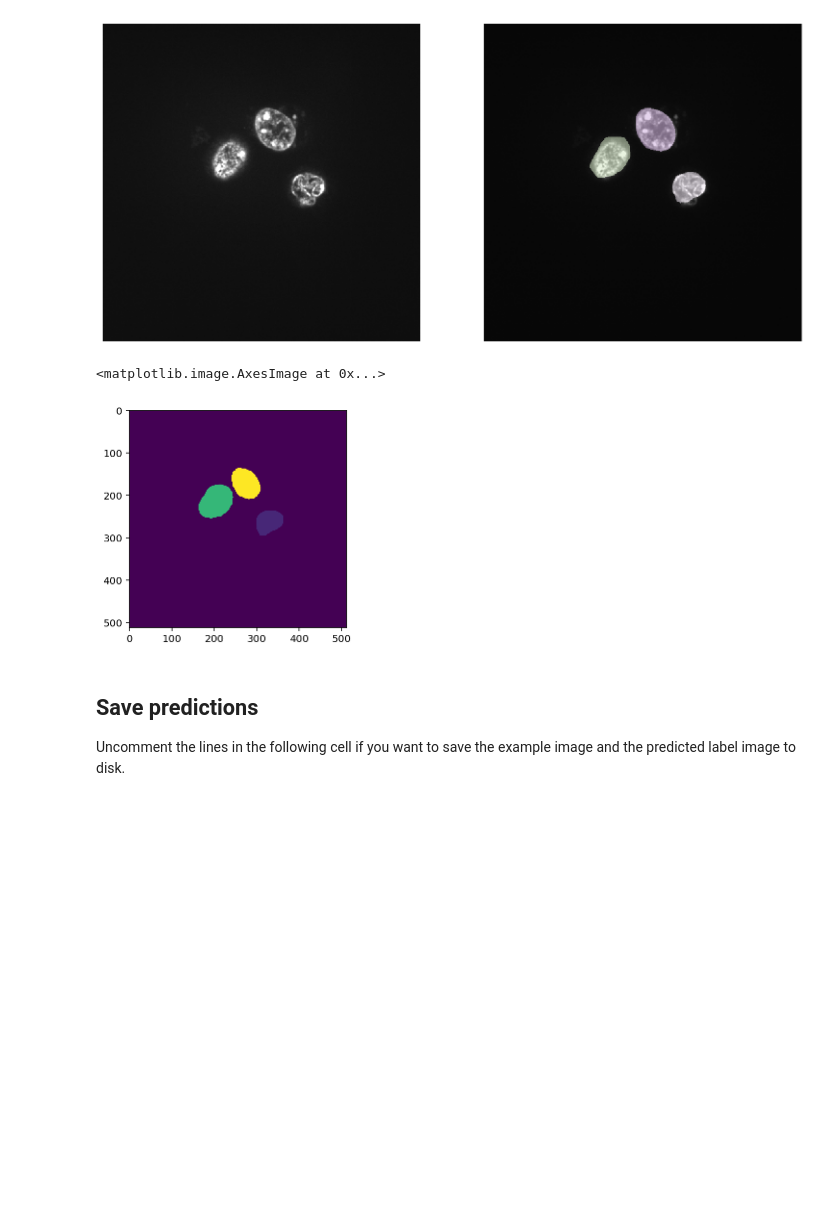
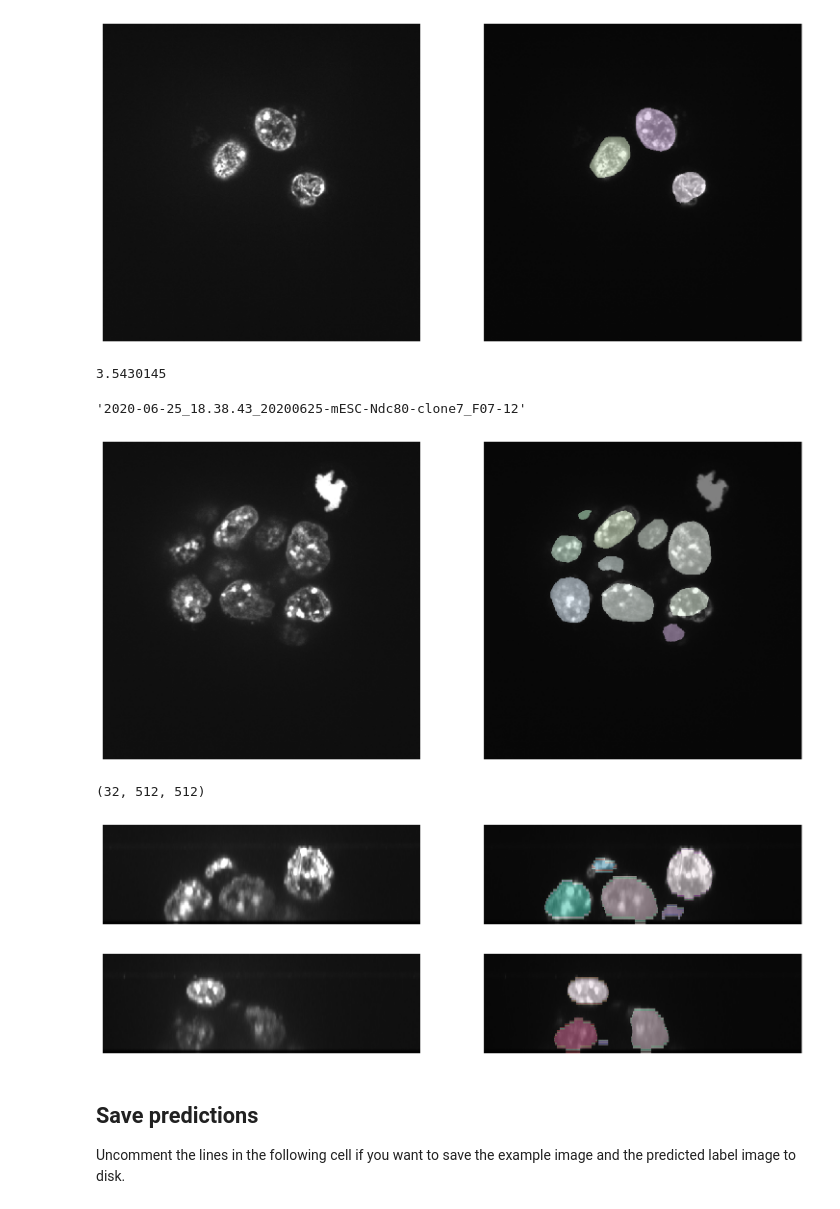
Before and after one commit to AEttinger/embl-dl-2022, a Jupyter notebook: prediction-new_data.ipynb, the cells around one changed output. Drawn from its saved outputs; the diff is of its cells as text; code cells hidden in the pictures; blank space fills up the shorter version.

Commit message:
add projections

```diff
--- a/prediction-new_data.ipynb
+++ b/prediction-new_data.ipynb
@@ -197,11 +199,48 @@ ax[1].axis('off')
 # %% [output]
 (-0.5, 511.5, 511.5, -0.5)
 [figure]
-# %%
-plt.imshow(labels[12])
-# %% [output]
-<matplotlib.image.AxesImage at 0x...>
-[figure, removed]
+# %%
+np.max(img_n)
+# %% [output]
+3.5430145
+# %%
+fname
+# %% [output]
+'2020-06-25_18.38.43_20200625-mESC-Ndc80-clone7_F07-12'
+# %%
+fig, ax = plt.subplots(1,2,figsize=(13,10))
+ax[0].imshow(np.amax(img_n[20:23,:,:],axis=0), clim=(0,1), cmap='gray')
+ax[0].axis('off')
+ax[1].imshow(np.amax(img_n[20:23,:,:],axis=0), clim=(0,1), cmap='gray')
+ax[1].imshow(np.amax(labels[20:23,:,:],axis=0), cmap=lbl_cmap, alpha=0.5)
+ax[1].axis('off')
+plt.savefig(os.path.join(output_ex_dir, fname+'-projection-XY.png'))
+# %% [output]
+[figure, added]
+# %%
+img_n.shape
+# %% [output]
+(32, 512, 512)
+# %%
+fig, ax = plt.subplots(1,2,figsize=(13,10))
+ax[0].imshow(resize(np.amax(img_n[:,250:260,:],axis=1), output_shape=(160,512)), clim=(0,1), cmap='gray')
+ax[0].axis('off')
+ax[1].imshow(resize(np.amax(img_n[:,250:260,:],axis=1), output_shape=(160,512)), clim=(0,1), cmap='gray')
+ax[1].imshow(resize(np.amax(labels[:,250:260,:],axis=1), output_shape=(160,512), anti_aliasing=False), cmap=lbl_cmap, alpha=0.5)
+ax[1].axis('off')
+plt.savefig(os.path.join(output_ex_dir, fname+'-projection-ZY.png'))
+# %% [output]
+[figure, added]
+# %%
+fig, ax = plt.subplots(1,2,figsize=(13,10))
+ax[0].imshow(resize(np.amax(img_n[:,:,250:260],axis=2), output_shape=(160,512)), clim=(0,1), cmap='gray')
+ax[0].axis('off')
+ax[1].imshow(resize(np.amax(img_n[:,:,250:260],axis=2), output_shape=(160,512)), clim=(0,1), cmap='gray')
+ax[1].imshow(resize(np.amax(labels[:,:,250:260],axis=2), output_shape=(160,512), anti_aliasing=False), cmap=lbl_cmap, alpha=0.5)
+ax[1].axis('off')
+plt.savefig(os.path.join(output_ex_dir, fname+'-projection-ZX.png'))
+# %% [output]
+[figure, added]
 # %% [markdown]
 ## Save predictions
 
```
Also changed, not shown: parts of 1 cell of this notebook, 3 other files.
